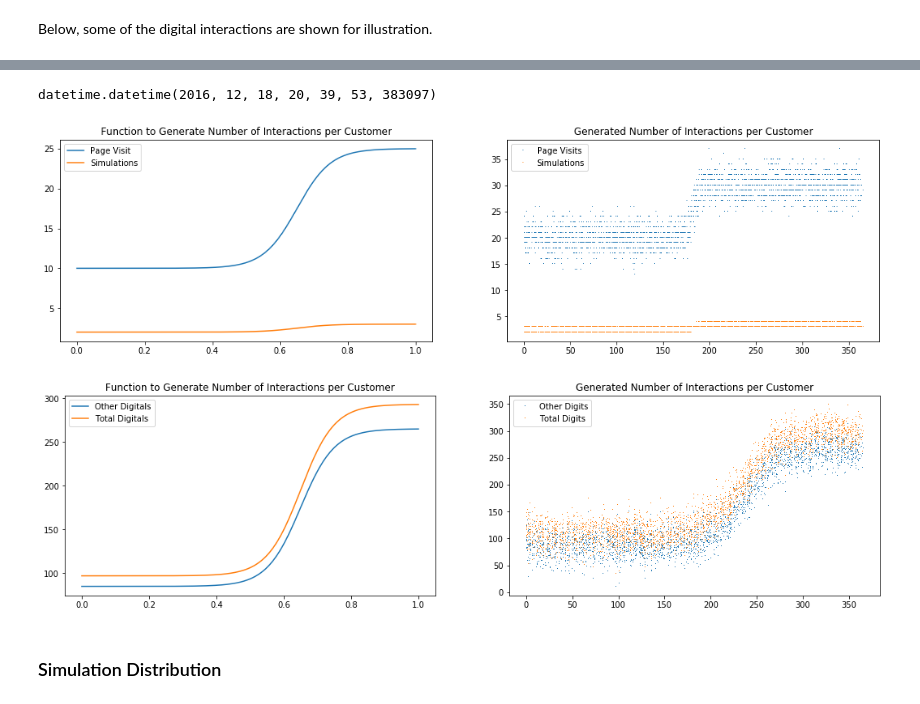
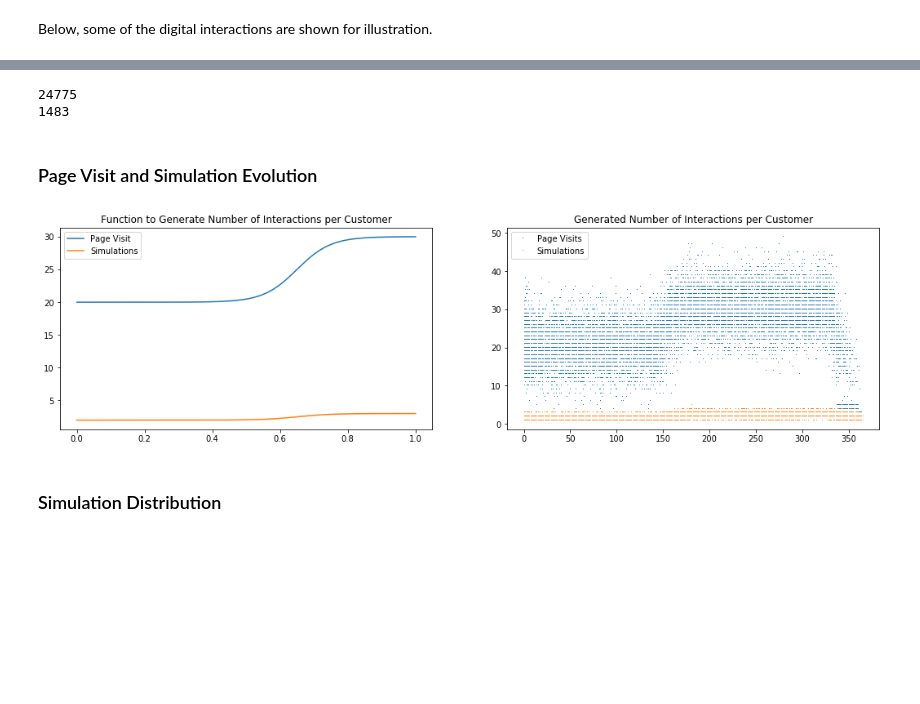
Before and after one commit to dezwier/notebooks, a Jupyter notebook: Portfolio/Data Generation.ipynb, the cells around one changed output, grey strips where cells are left out. Cells and saved outputs as stored; diff of their text form; code cells hidden in the pictures; blank space fills up the shorter version.

```diff
--- a/Portfolio/Data Generation.ipynb
+++ b/Portfolio/Data Generation.ipynb
@@ -591,0 +498,5 @@ The plot below shows the functions to generate the number of digital interaction
+# %%
+prepag = pag[pag.date < '2017']
+postpag = pag[pag.date >= '2017']
+print len(prepag)
+print len(postpag)
@@ -591,0 +508,7 @@ The plot below shows the functions to generate the number of digital interaction
+# %%
+simfile = 'ItxData_CarSimWeb_2016-10-30_2017-04-30.csv'
+names = pd.read_csv(basepath+'ItxData_CarSimWeb_2016-10-30_2017-04-30.hdr', sep=';')
+sim = pd.read_csv(basepath+simfile, sep=';', names=names)
+sim.loc[:,'date'] = sim.date.apply(lambda x: datetime.strptime(x, '%Y-%m-%d'))
+sim.loc[:,'time'] = sim.time.apply(lambda x: striptime(x))
+sim['dayOfYear'] = sim.date.map(lambda x: int(x.strftime('%j')) - 1)
@@ -592,6 +526,16 @@ The plot below shows the functions to generate the number of digital interaction
+# %%
+presim = sim[sim.date < '2017']
+postsim = sim[sim.date >= '2017']
+print(len(presim))
+print(len(postsim))
+# %% [output]
+24775
+1483
+# %% [markdown]
+### Page Visit and Simulation Evolution
 # %%
 def numberOfPageVisits(x):
-    return logit(x, position=0.65, spread=-20, setoff=10, altitude=15)
+    return logit(x, position=0.65, spread=-20, setoff=20, altitude=10)
 
 def numberOfSimulations(x):
     return logit(x, position=0.65, spread=-20, setoff=2, altitude=1)
@@ -601,7 +545,3 @@ def numberOfNonCarLoaners(x):
 
 def numberOfTotalDigitals(x):
     return numberOfPageVisits(x) + numberOfSimulations(x) + numberOfNonCarLoaners(x)
-# %%
-datetime(2016, 1, 1) + timedelta(days = np.random.rand()*365)
-# %% [output]
-datetime.datetime(2016, 12, 18, 20, 39, 53, 383097)
@@ -616,28 +548,16 @@ approvals = pd.merge(approvals, numberOfDig, left_on='id', right_index=True, how
 # %%
 fig = plt.figure(figsize=(18, 10))
+x = np.linspace(0, 1, num=1000)
 ax1 = fig.add_subplot(221); ax2 = fig.add_subplot(222)
 ax1.plot(x, numberOfPageVisits(x), label = 'Page Visit')
 ax1.plot(x, numberOfSimulations(x), label = 'Simulations')
-ax2.plot(approvals.dayOfYear, approvals.itx, ',', label='Page Visits')
-ax2.plot(approvals.dayOfYear, approvals.sim, ',', label='Simulations')
+ax2.plot(prepag.groupby(['id'])['dayOfYear'].min(), prepag.groupby(['id']).size(), ',', label='Page Visits')
+ax2.plot(presim.groupby(['id'])['dayOfYear'].min(), presim.groupby(['id']).size(), ',', label='Simulations')
 ax1.set_title('Function to Generate Number of Interactions per Customer')
 ax2.set_title('Generated Number of Interactions per Customer')
 ax1.legend(); ax2.legend()
 plt.show()
 # %% [output]
-[figure, old version]
+[figure, new version]
-# %%
-fig = plt.figure(figsize=(18, 10))
-ax1 = fig.add_subplot(221); ax2 = fig.add_subplot(222)
-ax1.plot(x, numberOfNonCarLoaners(x), label = 'Other Digitals')
-ax1.plot(x, numberOfTotalDigitals(x), label = 'Total Digitals ')
-ax2.plot(approvals.dayOfYear, approvals.dig, ',', label='Other Digits')
-ax2.plot(approvals.dayOfYear, approvals.itx + approvals.sim + approvals.dig, ',', label='Total Digits')
-ax1.set_title('Function to Generate Number of Interactions per Customer')
-ax2.set_title('Generated Number of Interactions per Customer')
-ax1.legend(); ax2.legend()
-plt.show()
-# %% [output]
-[figure, removed]
 # %% [markdown]
 ### Simulation Distribution
```
Also changed, not shown: parts of 126 cells of this notebook, 11 other files.
